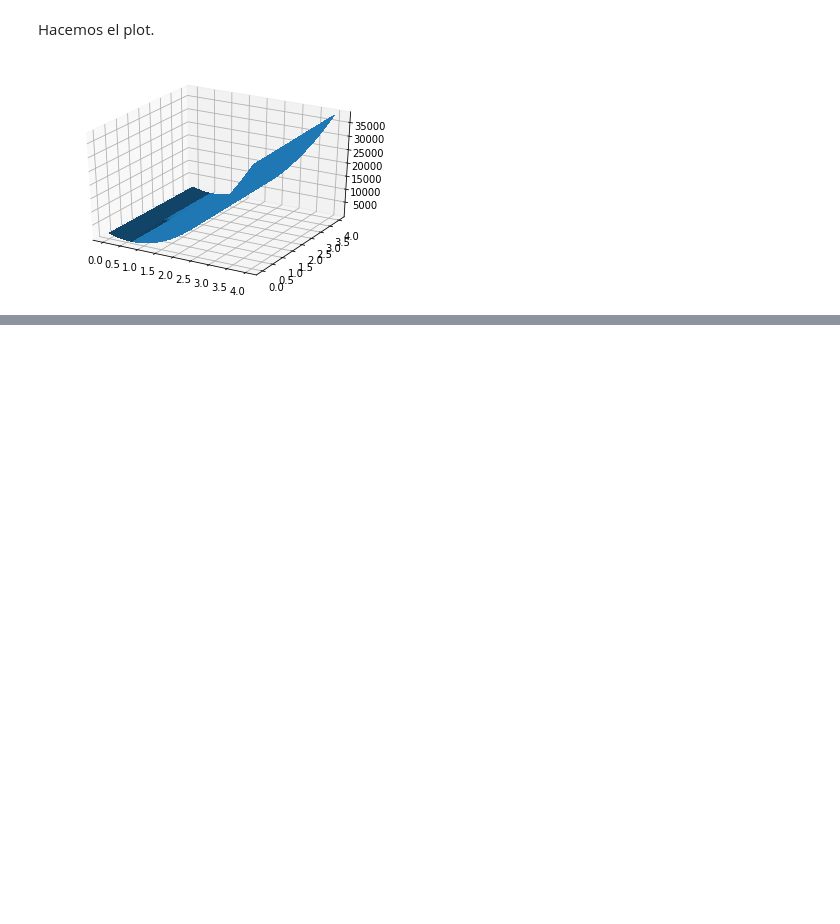
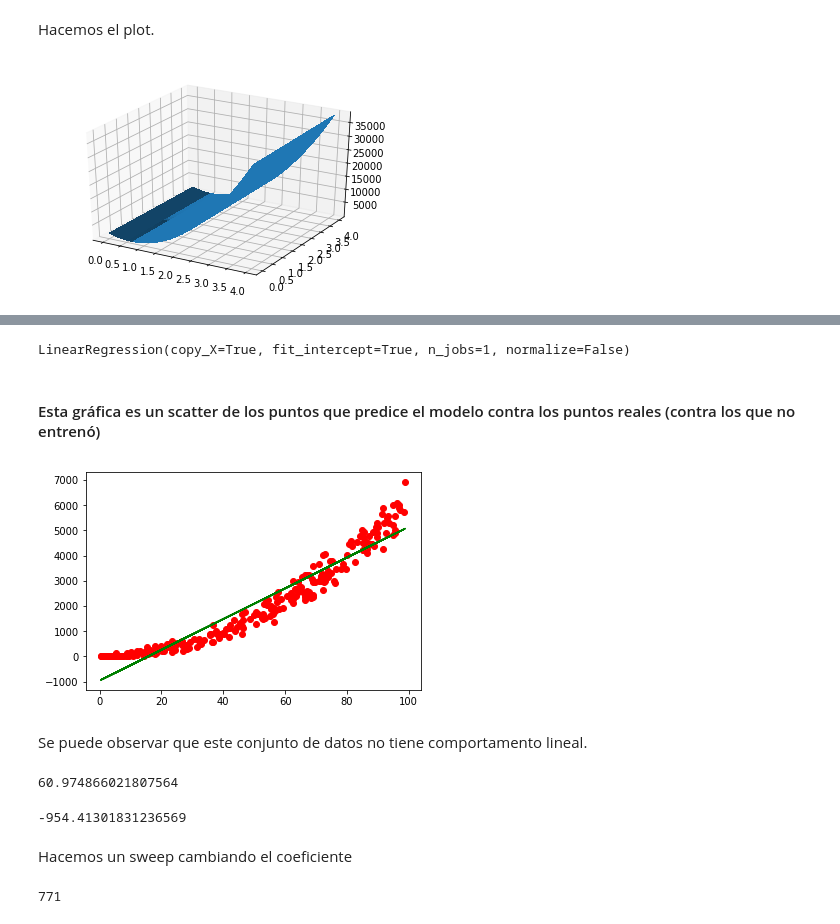
Before and after one commit to ClaseML-2017/linear-regresion-error-curve-gangsterdan, a Jupyter notebook: EjercicioRegLinDaniel.ipynb, the cells around one changed output, grey strips where cells are left out. Cells and saved outputs as stored; diff of their text form; code cells hidden in the pictures; blank space fills up the shorter version.

```diff
--- a/EjercicioRegLinDaniel.ipynb
+++ b/EjercicioRegLinDaniel.ipynb
@@ -152,0 +157,44 @@ plt.show()
+# %%
+X_trainM = X_train.as_matrix()
+Y_trainM = Y_train.as_matrix()
+
+X_testM = X_test.as_matrix()
+Y_testM = Y_test.as_matrix()
+# %%
+regressor2 = LinearRegression(copy_X = True, fit_intercept = True, n_jobs=1, normalize= False)
+# %%
+regressor2.fit(X_trainM, Y_trainM)
+# %% [output]
+LinearRegression(copy_X=True, fit_intercept=True, n_jobs=1, normalize=False)
+# %%
+y = regressor2.predict(X_testM)
+# %% [markdown]
+#### Esta gráfica es un scatter de los puntos que predice el modelo contra los puntos reales (contra los que no entrenó)
+# %%
+#plot del test contra la regresion que se predijo de train
+plt.plot(X_test, Y_test, 'ro')
+#plt.axis([0, 6, 0, 20])
+plt.plot(X_test, y, 'g-')
+plt.show()
+# %% [output]
+[figure, added]
+# %% [markdown]
+Se puede observar que este conjunto de datos no tiene comportamento lineal.
+# %%
+#Este es el coeficiente que minimiza la funcion de error cuadrado medio
+regressor2.coef_[0]
+# %% [output]
+60.974866021807564
+# %%
+#Fijamos el intercept a w0, este no lo variaremos por ahora.
+w0 = regressor2.intercept_
+w0
+# %% [output]
+-954.41301831236569
+# %% [markdown]
+Hacemos un sweep cambiando el coeficiente
+# %%
+w1arr = np.linspace(40,80,len(Y_trainM))
+len(X_trainM)
+# %% [output]
+771
```
Also changed, not shown: parts of 54 cells of this notebook.
